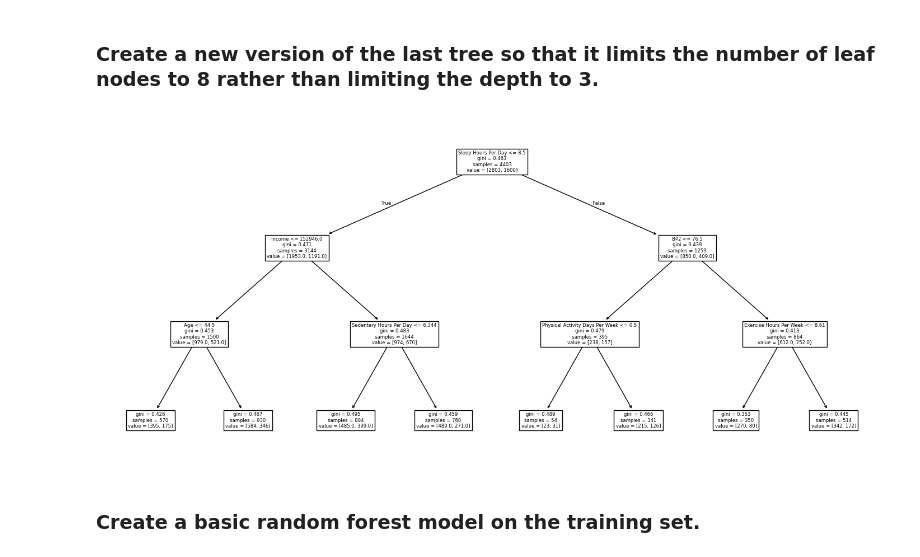
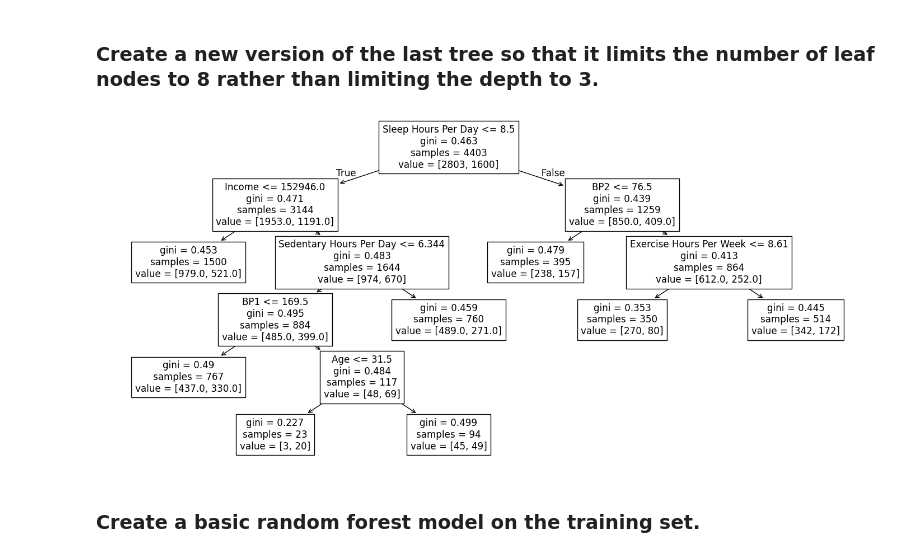
Before and after one commit to yusefSidaoui/CSE_2600_ys, a Jupyter notebook: mod08_rf.ipynb, the cells around one changed output. Cells and saved outputs as stored; diff of their text form; code cells hidden in the pictures.

Commit message:
fix trees

```diff
--- a/mod08_rf.ipynb
+++ b/mod08_rf.ipynb
@@ -166,7 +166,8 @@ plot_tree(tree3,
 # %% [markdown]
 ### Create a new tree with depth 3 that requires there to be at least 100 records in each leaf.
 # %%
-tree4 = #fillin
+tree4 = DTC(max_depth=3)
+tree4.fit(X_train, y_train)
 
 ax = subplots(figsize=(18,8))[1]
 plot_tree(tree4,
@@ -175,14 +178,14 @@ plot_tree(tree4,
 # %% [markdown]
 ### Create a new version of the last tree so that it limits the number of leaf nodes to 8 rather than limiting the depth to 3.
 # %%
-tree5 = DTC(max_depth=3)
+tree5 = DTC(max_leaf_nodes=8)
 tree5.fit(X_train, y_train)
 ax = subplots(figsize=(18,8))[1]
 plot_tree(tree5,
           feature_names=feature_names,
           ax=ax);
 # %% [output]
-[figure, old version]
+[figure, new version]
 # %% [markdown]
 ### Create a basic random forest model on the training set.
 # %%
```
Also changed, not shown: parts of 1 cell of this notebook.
